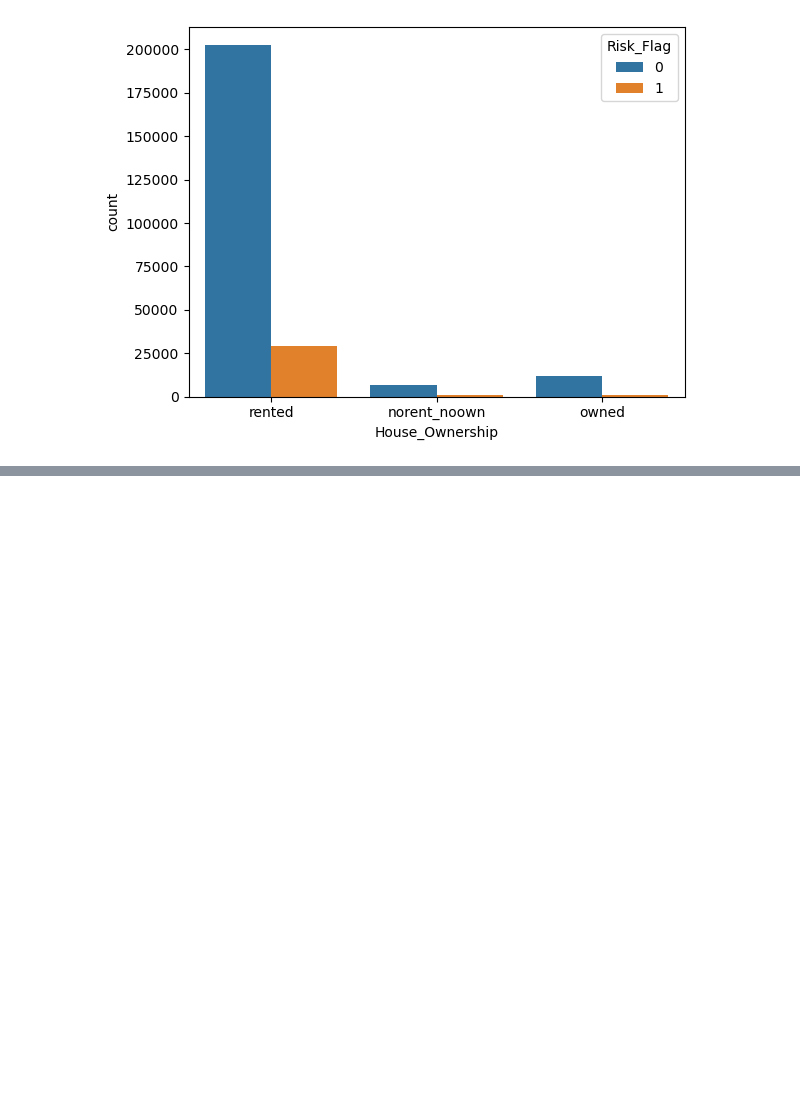
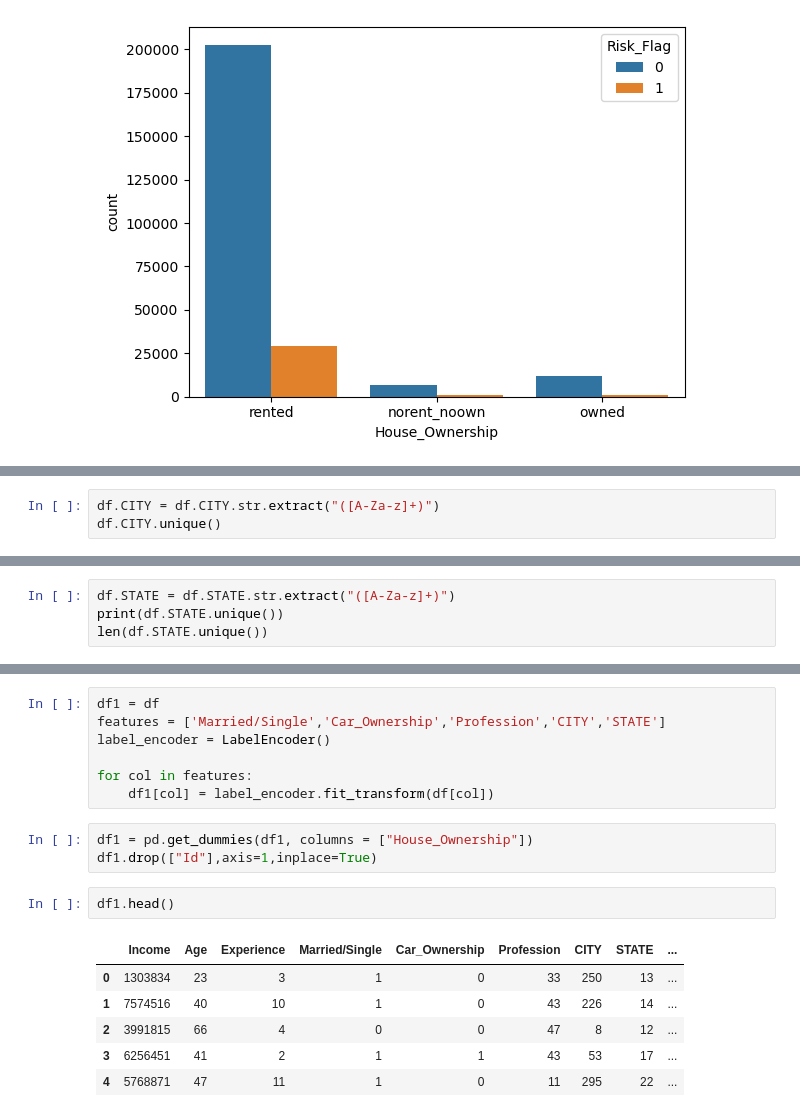
Before and after one commit to Gabinson200/CITI_2023_Summer_Intern, a Jupyter notebook: defult_data_visualization0.1.ipynb, the cells around one changed output, grey strips where cells are left out. Drawn from its saved outputs; the diff is of its cells as text; blank space fills up the shorter version.

```diff
--- a/defult_data_visualization0.1.ipynb
+++ b/defult_data_visualization0.1.ipynb
@@ -63,0 +104,3 @@ sns.countplot(x='House_Ownership', hue='Risk_Flag', data=df)
+# %%
+df.CITY = df.CITY.str.extract("([A-Za-z]+)")
+df.CITY.unique()
@@ -63,0 +125,4 @@ sns.countplot(x='House_Ownership', hue='Risk_Flag', data=df)
+# %%
+df.STATE = df.STATE.str.extract("([A-Za-z]+)")
+print(df.STATE.unique())
+len(df.STATE.unique())
@@ -63,0 +144,19 @@ sns.countplot(x='House_Ownership', hue='Risk_Flag', data=df)
+# %%
+df1 = df
+features = ['Married/Single','Car_Ownership','Profession','CITY','STATE']
+label_encoder = LabelEncoder()
+
+for col in features:
+    df1[col] = label_encoder.fit_transform(df[col])
+# %%
+df1 = pd.get_dummies(df1, columns = ["House_Ownership"])
+df1.drop(["Id"],axis=1,inplace=True)
+# %%
+df1.head()
+# %% [output]
+|  | Income | Age | Experience | Married/Single | Car_Ownership | Profession | CITY | STATE | ... |
+| 0 | 1303834 | 23 | 3 | 1 | 0 | 33 | 250 | 13 | ... |
+| 1 | 7574516 | 40 | 10 | 1 | 0 | 43 | 226 | 14 | ... |
+| 2 | 3991815 | 66 | 4 | 0 | 0 | 47 | 8 | 12 | ... |
+| 3 | 6256451 | 41 | 2 | 1 | 1 | 43 | 53 | 17 | ... |
+| 4 | 5768871 | 47 | 11 | 1 | 0 | 11 | 295 | 22 | ... |
```
Also changed, not shown: parts of 6 cells of this notebook.
